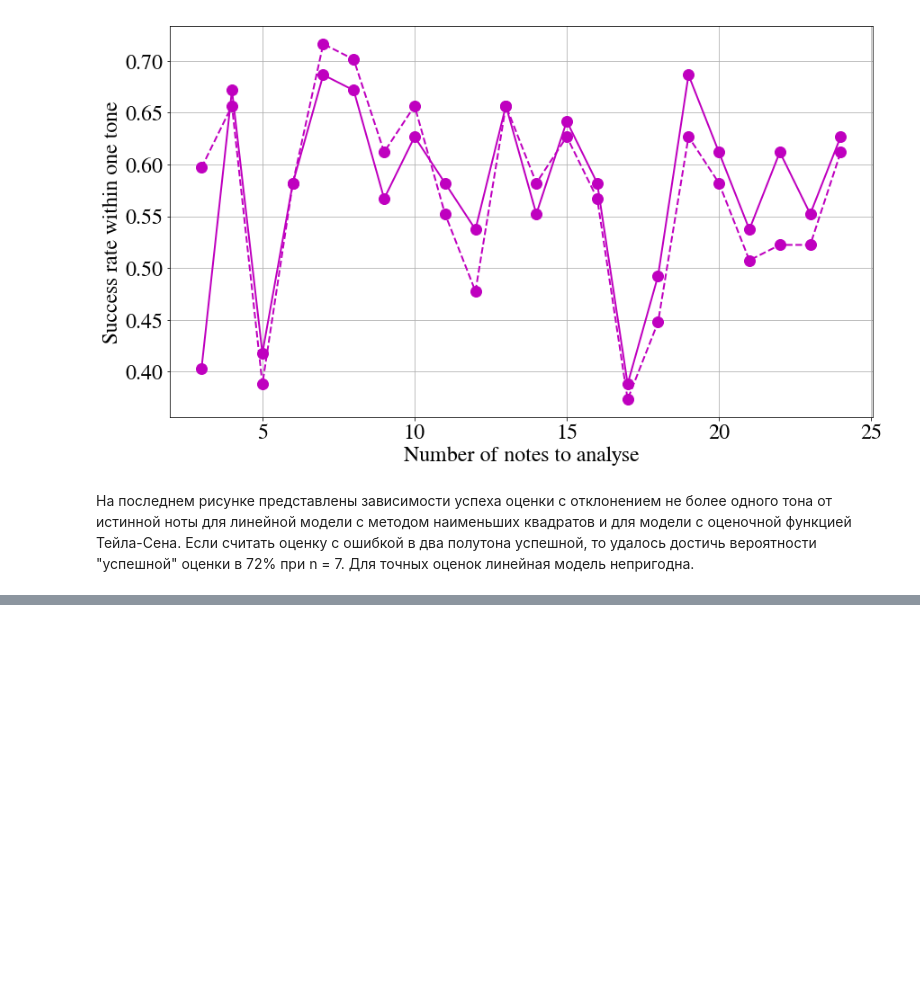
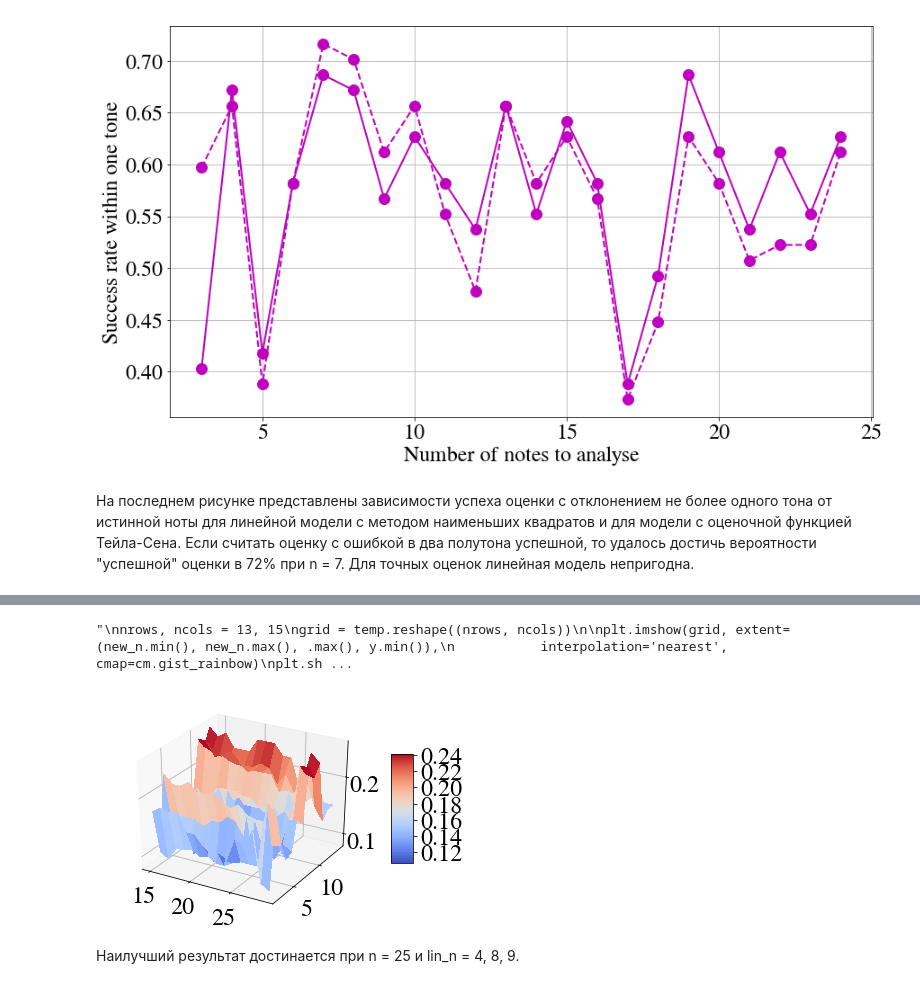
Before and after one commit to Intelligent-Systems-Phystech/StartCode, a Jupyter notebook: Dorokhin2018Problem10/report.ipynb, the cells around one changed output, grey strips where cells are left out. Drawn from its saved outputs; the diff is of its cells as text; code cells hidden in the pictures; blank space fills up the shorter version.

```diff
--- a/Dorokhin2018Problem10/report.ipynb
+++ b/Dorokhin2018Problem10/report.ipynb
@@ -116,0 +128,60 @@ pylab.grid ()
+# %%
+%matplotlib inline
+import numpy as np
+import matplotlib.pyplot as plt
+from mpl_toolkits import mplot3d
+from matplotlib.mlab import griddata
+from matplotlib import cm
+
+new_n = []
+lin_n = []
+new_success_rate = []
+new_tone_error = []
+new_errors = []
+new_model_name = []
+with open('logfile_new.txt', 'r') as f:
+  for i, line in enumerate (f):
+    if line[0].isalpha():
+        new_model_name.append(f)
+    else:
+        for j, s in enumerate (line.split(' ')):
+            if j == 0 and s not in new_n:
+                new_n.append(s)
+            if j == 1 and s not in lin_n:
+                lin_n.append(s)
+            if j == 2:
+                new_success_rate.append(s)
+            if j == 3:
+                new_tone_error.append(s)
+            if j == 4:
+                new_errors.append (s)
+new_n = [float(x) for x in new_n]
+lin_n = [float(x) for x in lin_n]
+new_success_rate = [float(x) for x in new_success_rate]
+new_tone_error = [float(x) for x in new_tone_error]
+new_errors = [float(x) for x in new_errors]
+
+Z = np.zeros (shape = (13, 15))
+for i in range (0, len (lin_n)):
+    for j in range (0, len (new_n)):
+        Z[i][j] = new_success_rate [13 * i + j]
+X, Y = np.meshgrid(new_n, lin_n)
+fig = plt.figure()
+ax = plt.axes(projection='3d')
+surf = ax.plot_surface(X, Y, Z, cmap=cm.coolwarm,
+                       linewidth=0, antialiased=False)
+fig.colorbar(surf, shrink=0.5, aspect=5)
+ind = np.unravel_index(np.argmax(Z, axis=None), Z.shape)
+'''
+nrows, ncols = 13, 15
+grid = temp.reshape((nrows, ncols))
+
+plt.imshow(grid, extent=(new_n.min(), new_n.max(), .max(), y.min()),
+           interpolation='nearest', cmap=cm.gist_rainbow)
+plt.show()
+'''
+# %% [output]
+"\nnrows, ncols = 13, 15\ngrid = temp.reshape((nrows, ncols))\n\nplt.imshow(grid, extent=(new_n.min(), new_n.max(), .max(), y.min()),\n           interpolation='nearest', cmap=cm.gist_rainbow)\nplt.sh ...
+[figure, added]
+# %% [markdown]
+Наилучший результат достинается при n = 25 и lin_n = 4, 8, 9.
```
Also changed, not shown: parts of 3 cells of this notebook, 2 other files.
